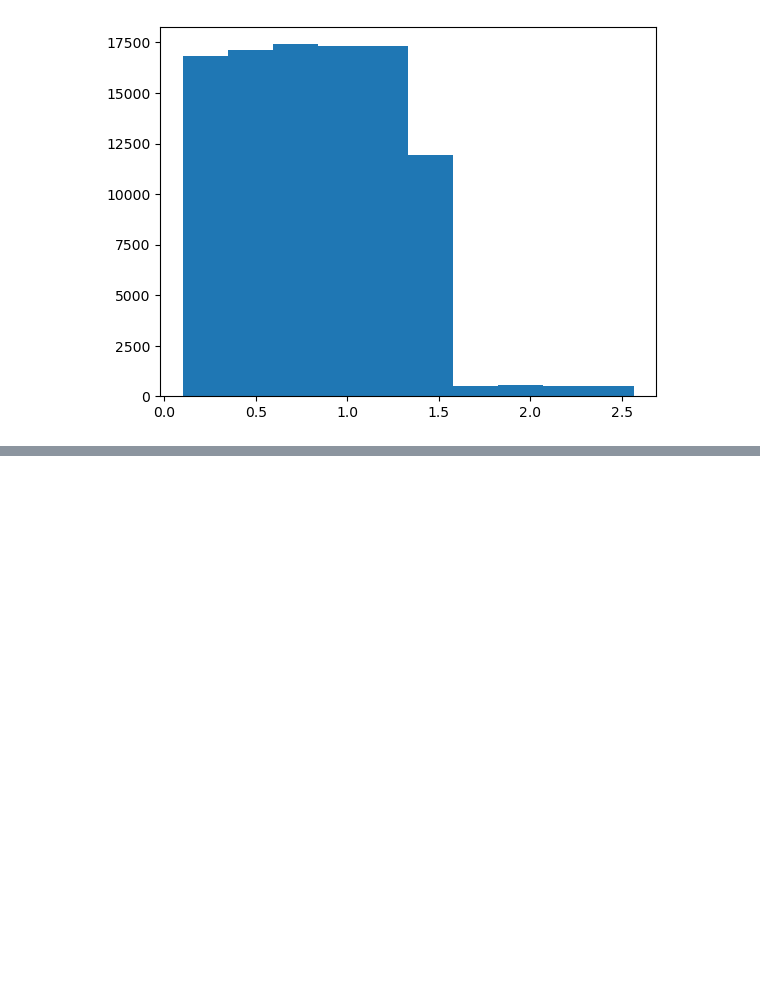
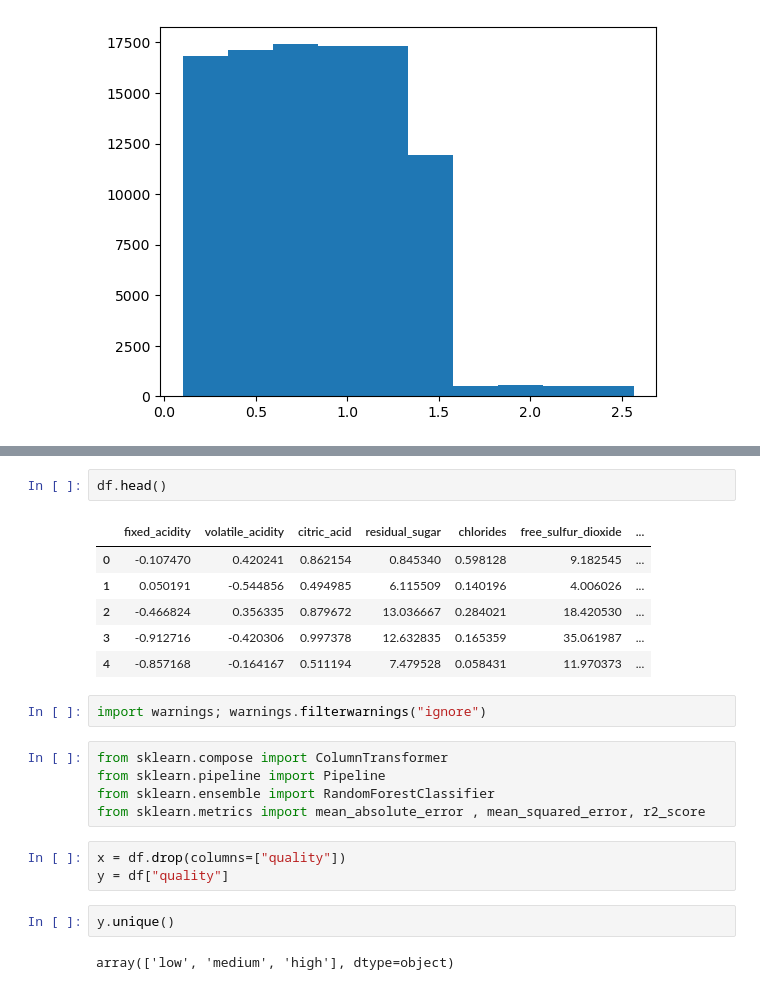
Before and after one commit to RupaliTekade/Wine_Quality_Project, a Jupyter notebook: wine.ipynb, the cells around one changed output, grey strips where cells are left out. Drawn from its saved outputs; the diff is of its cells as text; blank space fills up the shorter version.

```diff
--- a/wine.ipynb
+++ b/wine.ipynb
@@ -333,0 +365,23 @@ plt.hist(data = df, x ="volatile_acidity")
+# %%
+df.head()
+# %% [output]
+|  | fixed_acidity | volatile_acidity | citric_acid | residual_sugar | chlorides | free_sulfur_dioxide | ... |
+| 0 | -0.107470 | 0.420241 | 0.862154 | 0.845340 | 0.598128 | 9.182545 | ... |
+| 1 | 0.050191 | -0.544856 | 0.494985 | 6.115509 | 0.140196 | 4.006026 | ... |
+| 2 | -0.466824 | 0.356335 | 0.879672 | 13.036667 | 0.284021 | 18.420530 | ... |
+| 3 | -0.912716 | -0.420306 | 0.997378 | 12.632835 | 0.165359 | 35.061987 | ... |
+| 4 | -0.857168 | -0.164167 | 0.511194 | 7.479528 | 0.058431 | 11.970373 | ... |
+# %%
+import warnings; warnings.filterwarnings("ignore")
+# %%
+from sklearn.compose import ColumnTransformer
+from sklearn.pipeline import Pipeline
+from sklearn.ensemble import RandomForestClassifier
+from sklearn.metrics import mean_absolute_error , mean_squared_error, r2_score
+# %%
+x = df.drop(columns=["quality"])
+y = df["quality"]
+# %%
+y.unique()
+# %% [output]
+array(['low', 'medium', 'high'], dtype=object)
```
Also changed, not shown: parts of 22 cells of this notebook, 1 other file.
